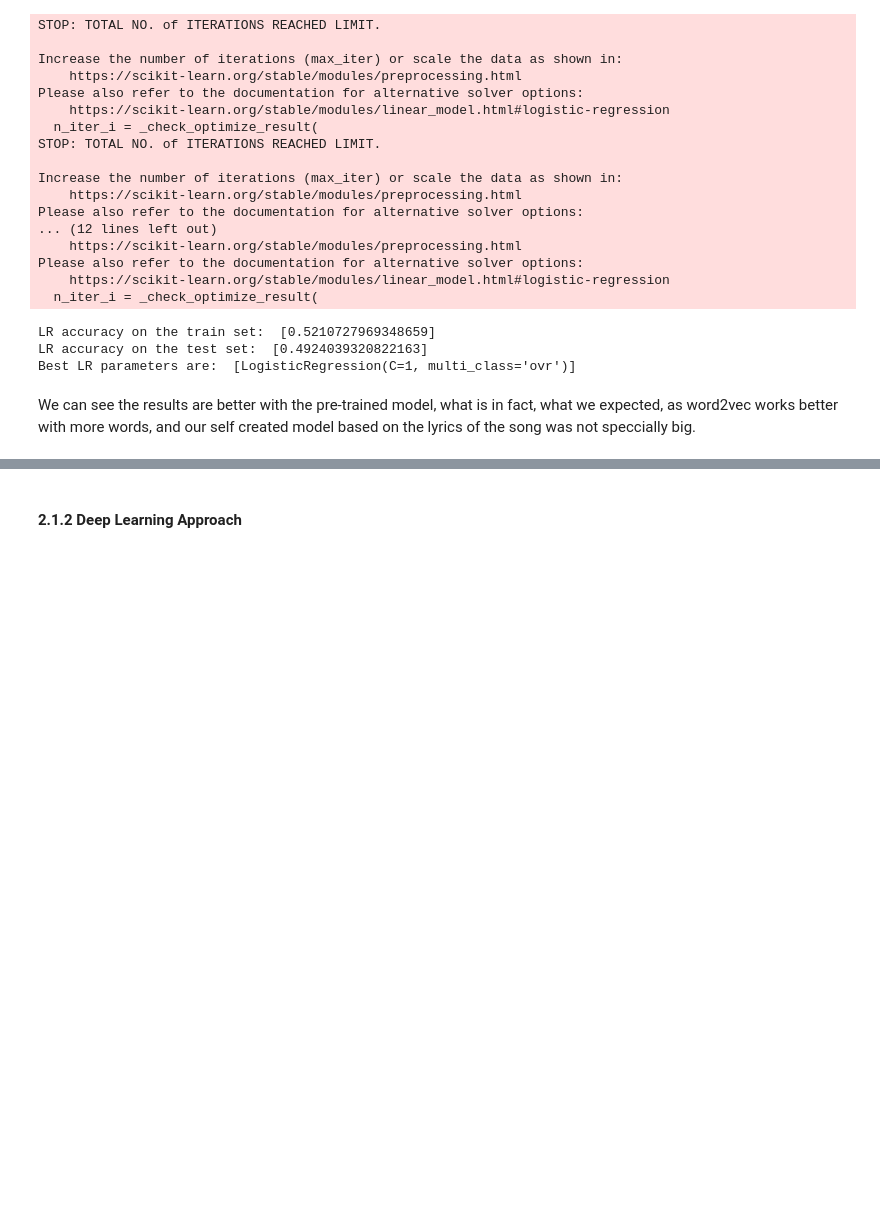
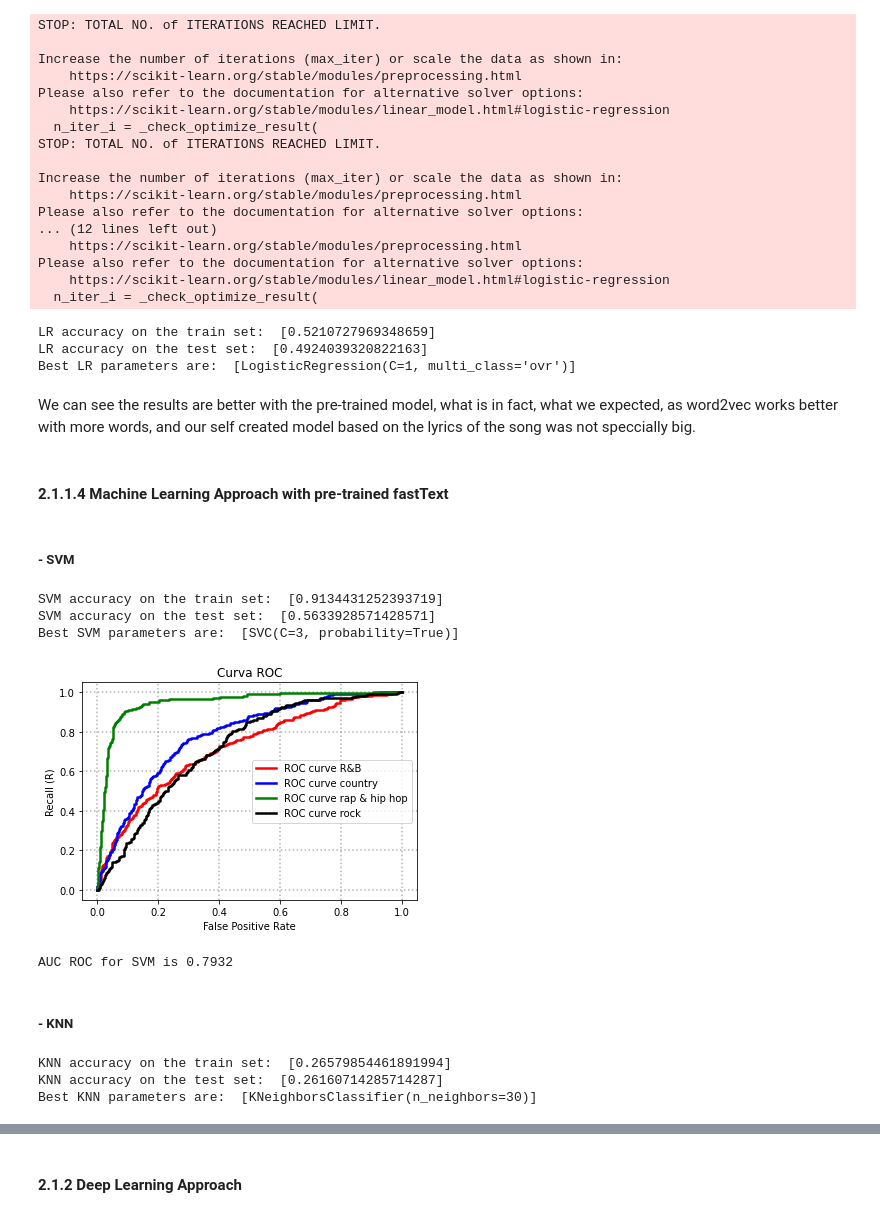
Before and after one commit to MigueXl/Musical_Genre_Classification, a Jupyter notebook: FInal_Project_Notebook.ipynb, the cells around one changed output, grey strips where cells are left out. Saved outputs shown, nothing was run; the diff lists cells and outputs as text; code cells hidden in the pictures; blank space fills up the shorter version.

Commit message:
Classification Finished

```diff
--- a/FInal_Project_Notebook.ipynb
+++ b/FInal_Project_Notebook.ipynb
@@ -1135,3 +1132,74 @@ LR accuracy on the test set:  [0.4924039320822163]
 Best LR parameters are:  [LogisticRegression(C=1, multi_class='ovr')]
 # %% [markdown]
 We can see the results are better with the pre-trained model, what is in fact, what we expected, as word2vec works better with more words, and our self created model based on the lyrics of the song was not speccially big.
+# %% [markdown]
+#### **2.1.1.4 Machine Learning Approach with pre-trained fastText**
+# %%
+Y = df['type'].values
+
+# Discretize 'string' variables using sklearn
+encoder = LabelEncoder()
+Y = encoder.fit_transform(Y)
+
+x_train, x_test, y_train, y_test = train_test_split(fastTextvec, Y, test_size=0.3, random_state=33)
+# %% [markdown]
+##### - SVM
+# %%
+#Train with different hyper parameters the classifier and obtain the best result
+random.seed(33)
+svm = SVC(probability=True)
+param_grid = {'C': [1,3,5,7,9], 'kernel': ['rbf', 'linear']}
+
+result_svm_pre = classification_task(svm, param_grid=param_grid, x_tr_emb = x_train, x_tst_emb =x_test, y_train = y_train, y_test = y_test)
+
+print("SVM accuracy on the train set: ", result_svm_pre['accuracy_train'])
+print("SVM accuracy on the test set: ", result_svm_pre['accuracy'])
+print("Best SVM parameters are: ", result_svm_pre['best_estimator'])
+probs = np.array(result_svm_pre['probs']).squeeze()
+# %% [output]
+SVM accuracy on the train set:  [0.9134431252393719]
+SVM accuracy on the test set:  [0.5633928571428571]
+Best SVM parameters are:  [SVC(C=3, probability=True)]
+# %%
+fpr0, recall0, thresholds0 = metrics.roc_curve(y_test, probs[:,0], pos_label=0)
+fpr1, recall1, thresholds1 = metrics.roc_curve(y_test, probs[:,1], pos_label=1)
+fpr2, recall2, thresholds2 = metrics.roc_curve(y_test, probs[:,2], pos_label=2)
+fpr3, recall3, thresholds3 = metrics.roc_curve(y_test, probs[:,3], pos_label=3)
+
+Y_decoded = encoder.inverse_transform([0,1,2,3])
+
+fig,ax = plt.subplots()
+plt.plot(fpr0, recall0,lw=2.5,label=f'ROC curve {Y_decoded[0]}', color = 'red')
+plt.plot(fpr1, recall1,lw=2.5,label=f'ROC curve {Y_decoded[1]}', color = 'blue')
+plt.plot(fpr2, recall2,lw=2.5,label=f'ROC curve {Y_decoded[2]}', color = 'green')
+plt.plot(fpr3, recall3,lw=2.5,label=f'ROC curve {Y_decoded[3]}', color = 'black')
+plt.legend(loc=7)
+plt.grid(which='major', color='gray', alpha=0.6, linestyle='dotted', lw=1.5)
+plt.xlabel('False Positive Rate')
+plt.ylabel('Recall (R)')
+plt.title('Curva ROC')
+plt.show()
+
+area_roc = metrics.roc_auc_score(y_test, probs,  multi_class='ovr')
+
+print(f"AUC ROC for SVM is {area_roc:.4f}")
+# %% [output]
+[figure, added]
+AUC ROC for SVM is 0.7932
+# %% [markdown]
+##### - KNN
+# %%
+random.seed(33)
+knn = KNeighborsClassifier()
+param_grid = {'n_neighbors': [1,5,10,15,20,25,30,35,40]}
+
+result_knn_pre = classification_task(knn, param_grid=param_grid, x_tr_emb = x_train, x_tst_emb =x_test, y_train = y_train, y_test = y_test)
+
+print("KNN accuracy on the train set: ", result_knn_pre['accuracy_train'])
+print("KNN accuracy on the test set: ", result_knn_pre['accuracy'])
+print("Best KNN parameters are: ", result_knn_pre['best_estimator'])
+probs = np.array(result_knn_pre['probs']).squeeze()
+# %% [output]
+KNN accuracy on the train set:  [0.26579854461891994]
+KNN accuracy on the test set:  [0.26160714285714287]
+Best KNN parameters are:  [KNeighborsClassifier(n_neighbors=30)]
```
Also changed, not shown: parts of 75 cells of this notebook.
